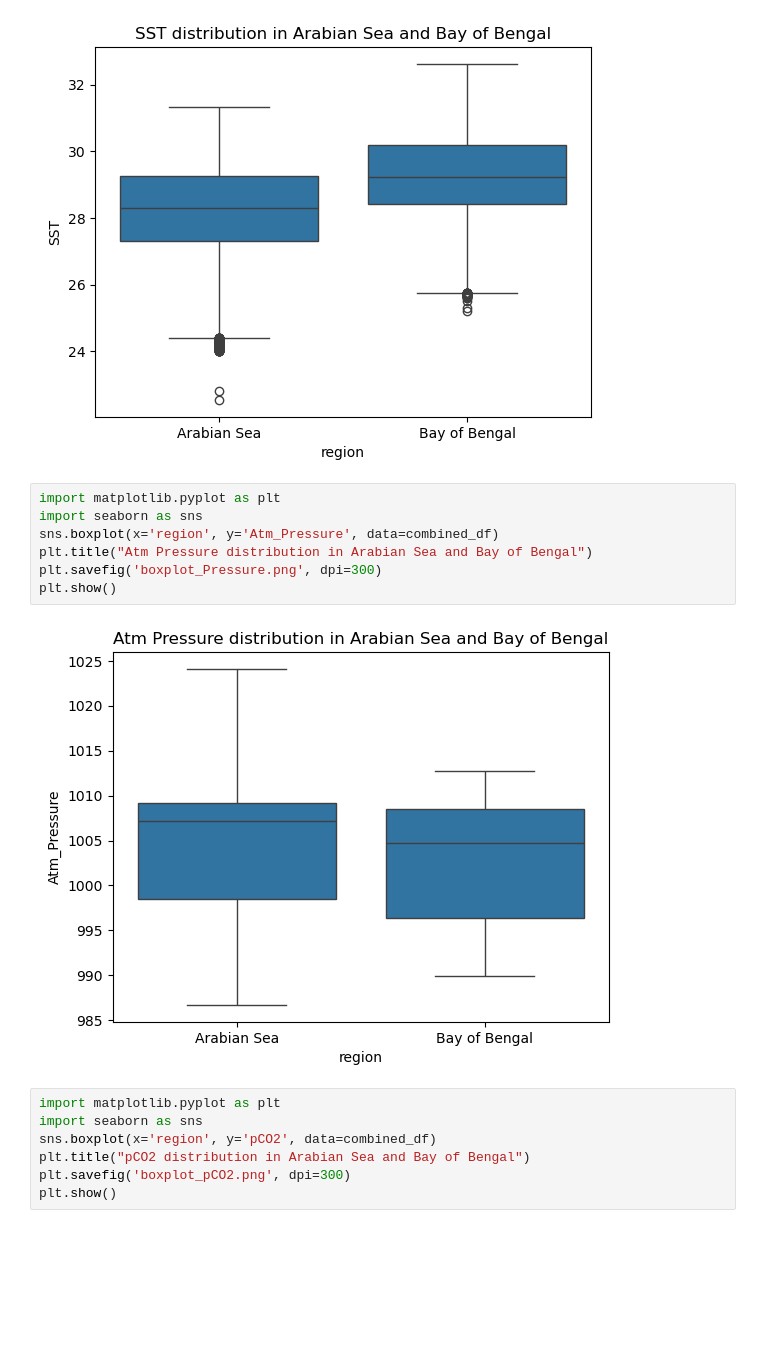
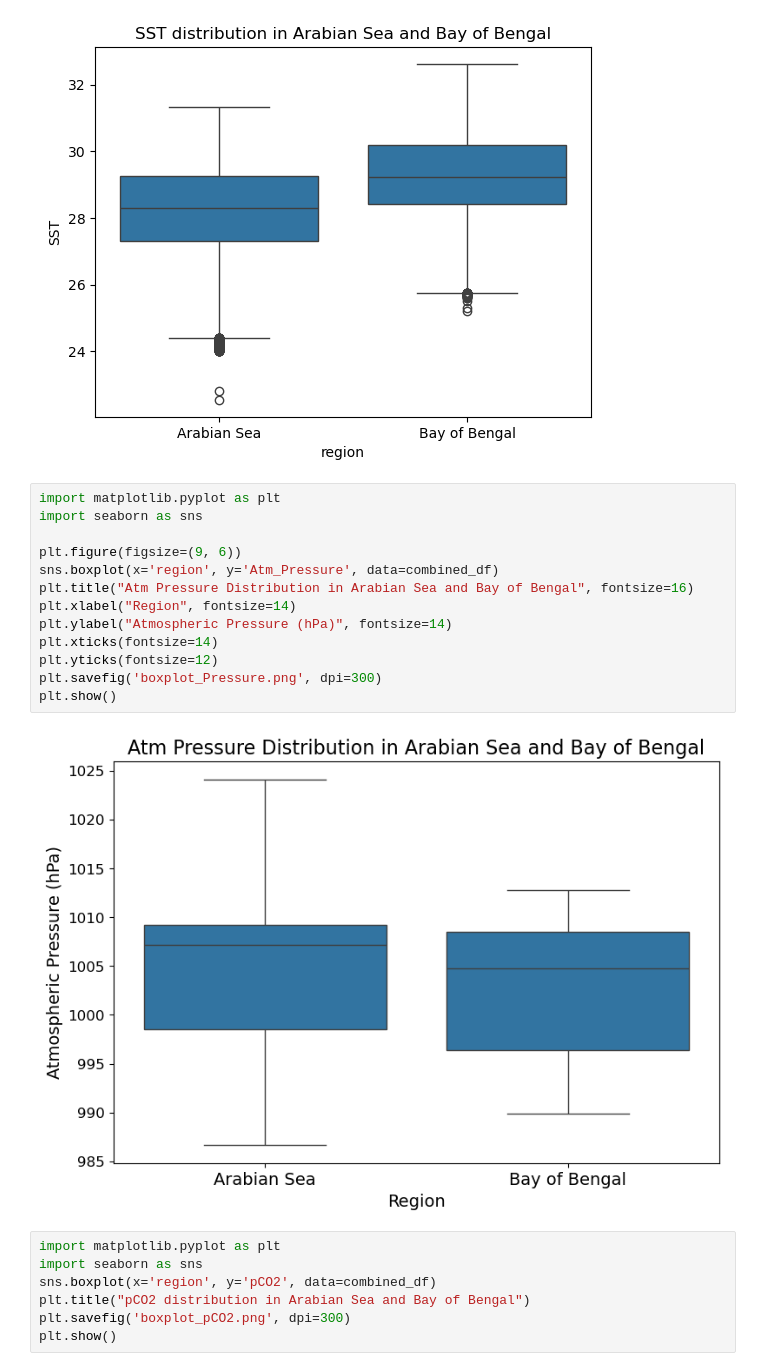
Before and after one commit to Hemantojha2023/Estimation-of-pCO2-and-fCO2-in-the-Arabian-sea-and-BoB-using-advanced-machine-learning-algorithm, a Jupyter notebook: mtp2.ipynb, the cells around one changed output. Cells and saved outputs as stored; diff of their text form; blank space fills up the shorter version.

```diff
--- a/mtp2.ipynb
+++ b/mtp2.ipynb
@@ -346,12 +398,18 @@ plt.show()
 # %%
 import matplotlib.pyplot as plt
 import seaborn as sns
+
+plt.figure(figsize=(9, 6))
 sns.boxplot(x='region', y='Atm_Pressure', data=combined_df)
-plt.title("Atm Pressure distribution in Arabian Sea and Bay of Bengal")
+plt.title("Atm Pressure Distribution in Arabian Sea and Bay of Bengal", fontsize=16)
+plt.xlabel("Region", fontsize=14)
+plt.ylabel("Atmospheric Pressure (hPa)", fontsize=14)
+plt.xticks(fontsize=14)
+plt.yticks(fontsize=12)
 plt.savefig('boxplot_Pressure.png', dpi=300)
 plt.show()
 # %% [output]
-[figure, old version]
+[figure, new version]
 # %%
 import matplotlib.pyplot as plt
 import seaborn as sns
```
Also changed, not shown: parts of 16 cells of this notebook.
